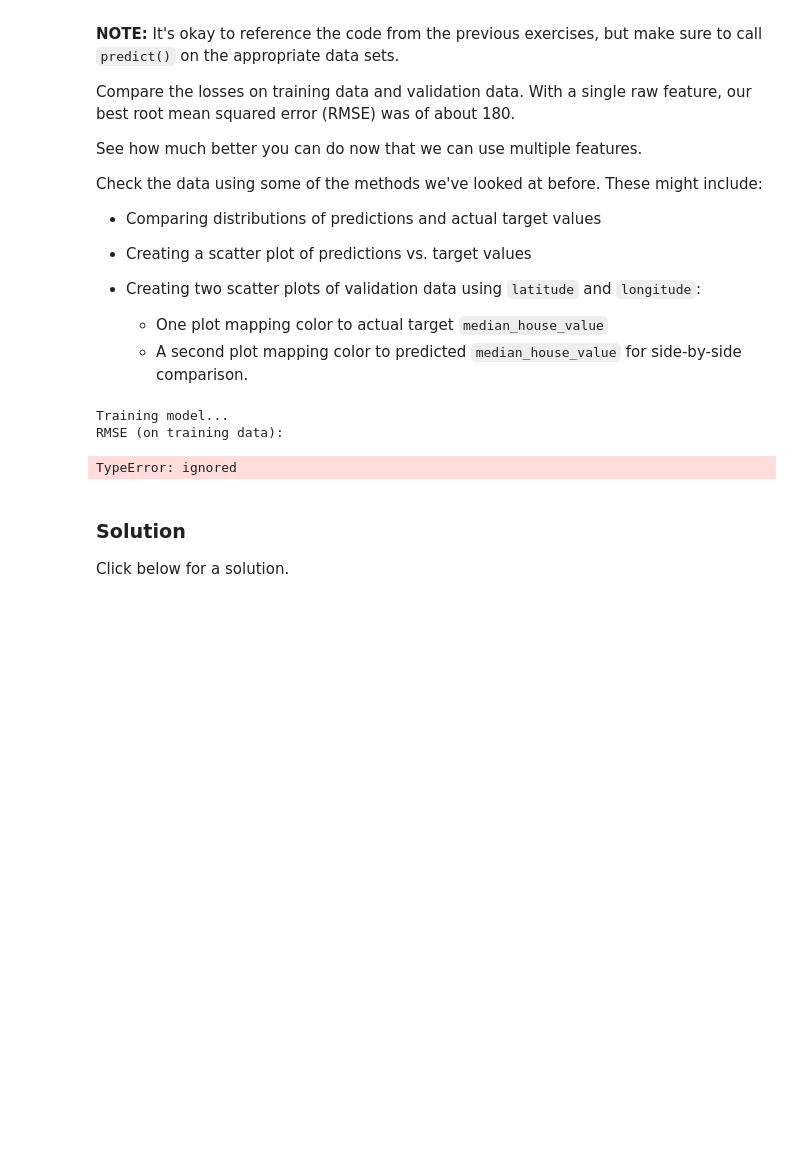
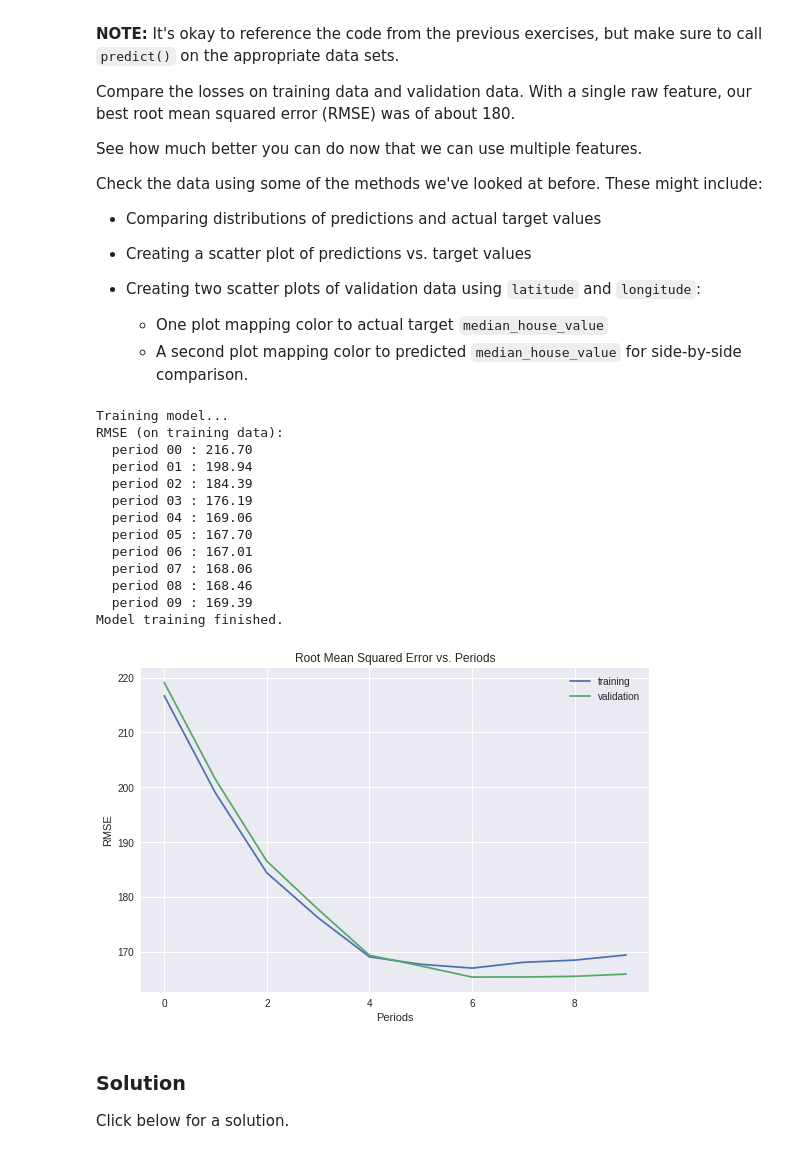
Before and after one commit to FacundoZS/MLCC_TRAIN, a Jupyter notebook: Validation/validation.ipynb, the cells around one changed output. Drawn from its saved outputs; the diff is of its cells as text; code cells hidden in the pictures; blank space fills up the shorter version.

```diff
--- a/Validation/validation.ipynb
+++ b/Validation/validation.ipynb
@@ -402,17 +404,28 @@ def train_model(
 # %%
 linear_regressor = train_model(
     # TWEAK THESE VALUES TO SEE HOW MUCH YOU CAN IMPROVE THE RMSE
-    learning_rate=0.00001,
-    steps=100,
-    batch_size=1,
+    learning_rate=0.0001,
+    steps=150,
+    batch_size=10,
     training_examples=training_examples,
     training_targets=training_targets,
     validation_examples=validation_examples,
     validation_targets=validation_targets)
 # %% [output]
 Training model...
 RMSE (on training data):
+  period 00 : 216.70
+  period 01 : 198.94
+  period 02 : 184.39
+  period 03 : 176.19
+  period 04 : 169.06
+  period 05 : 167.70
+  period 06 : 167.01
+  period 07 : 168.06
+  period 08 : 168.46
+  period 09 : 169.39
+Model training finished.
-TypeError: ignored
+[figure, added]
 # %% [markdown]
 ### Solution
 
```
Also changed, not shown: parts of 7 cells of this notebook.
